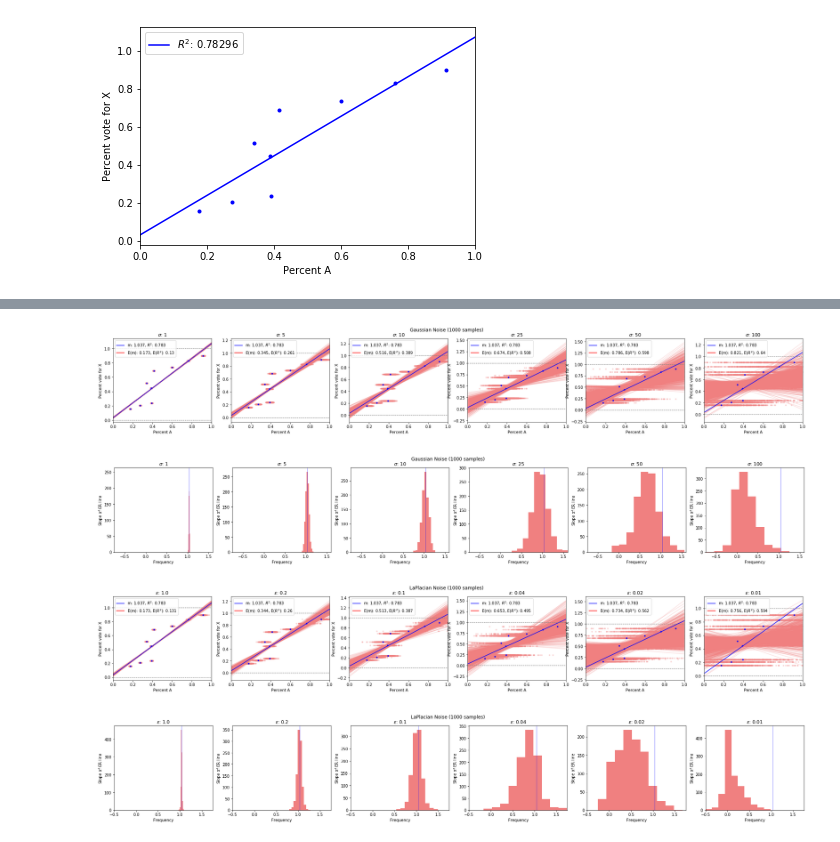
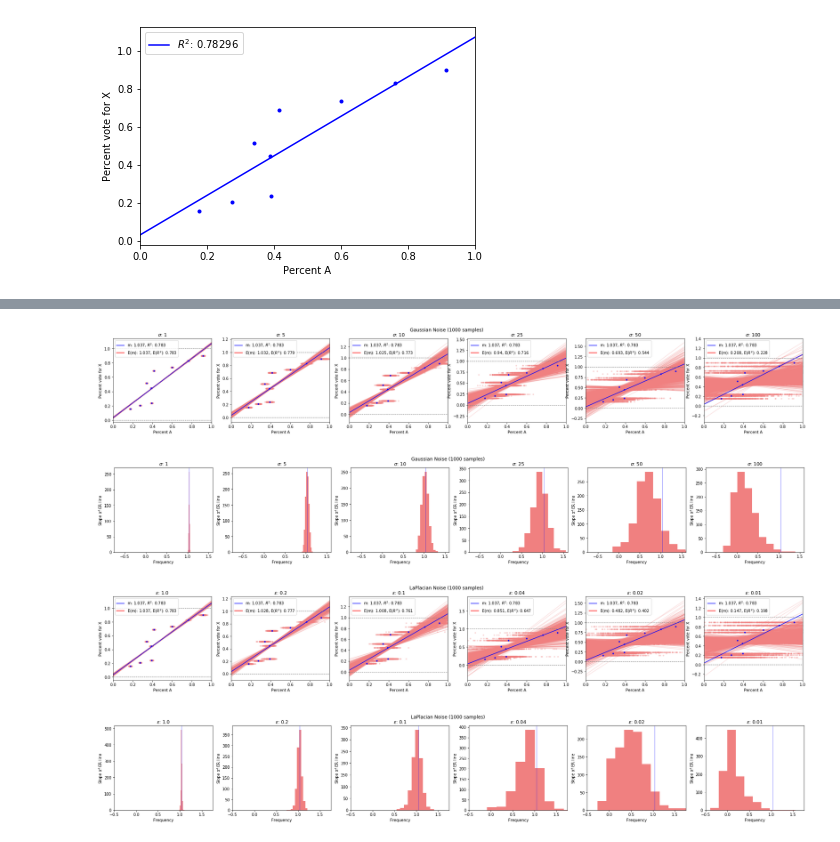
Before and after one commit to mggg/census-diff-privacy, a Jupyter notebook: noise_in_ER.ipynb, the cells around one changed output, grey strips where cells are left out. Cells and saved outputs as stored; diff of their text form; code cells hidden in the pictures.

Commit message:
New plots

```diff
--- a/noise_in_ER.ipynb
+++ b/noise_in_ER.ipynb
@@ -195,8 +195,8 @@ for j, sd in enumerate(sds):
     axs[j].plot(perc_A, perc_vote_for_X, '.', color="b")
     axs[j].plot(xp, l(xp), '-', color="b", label="m: {}, $R^2$: {}".format(round(line.slope, 3), round(line.rvalue**2,3)))
 
-    axs[j].plot([], [], '-', color="r", label="E(m): {}, E($R^2$): {}".format(round(np.mean(ms_noised),3),
-                                                                         round(np.mean(rs_noised**2),3)))
+    axs[j].plot([], [], '-', color="r", label="E(m): {}, E($R^2$): {}".format(round(np.mean(ms_noised[j]),3),
+                                                                         round(np.mean(rs_noised[j]**2),3)))
 
     axs[j].set_xlabel("Percent A")
     axs[j].set_ylabel("Percent vote for X")
@@ -209,7 +209,7 @@ fig.suptitle("Gaussian Noise ({} samples)".format(n_samps))
 plt.savefig("plots/ER_adding_gaussian_noise_{}_samps.png".format(n_samps), dpi=200)
 plt.show()
 # %% [output]
-[figure, old version]
+[figure, new version]
 # %%
 fig, axs = plt.subplots(1, len(sds), figsize=(32,4))
 
@@ -226,7 +226,7 @@ fig.suptitle("Gaussian Noise ({} samples)".format(n_samps))
 plt.savefig("plots/ER_adding_gaussian_noise_{}_samps_hists.png".format(n_samps), dpi=200)
 plt.show()
 # %% [output]
-[figure, old version]
+[figure, new version]
 # %%
 n_samps = 1000
 sds = [1, 5, 10, 25, 50, 100]
@@ -237,36 +237,36 @@ xp = np.linspace(0, 1, 100)
 fig, axs = plt.subplots(1, len(sds), figsize=(32,4))
 
 for j, sd in enumerate(sds):
     for i in range(n_samps):
         noised_counts = noise_leaves_sep(counts, [1,2], sd, noise_type="laplace")
         perc_A_noised = noised_counts[:,1] / noised_counts[:,0]
         line_noised = sp.stats.linregress(perc_A_noised, perc_vote_for_X)
         l_n = np.poly1d([line_noised.slope, line_noised.intercept])
 
         axs[j].plot(perc_A_noised, perc_vote_for_X, '.', color="lightcoral", alpha=0.25)
         axs[j].plot(xp, l_n(xp), '-', color="lightcoral", alpha=0.25)
 
         rs_noised[j,i] = line_noised.rvalue
         ms_noised[j,i] = line_noised.slope
 
     axs[j].plot(perc_A, perc_vote_for_X, '.', color="b")
     axs[j].plot(xp, l(xp), '-', color="b", label="m: {}, $R^2$: {}".format(round(line.slope, 3), round(line.rvalue**2,3)))
 
-    axs[j].plot([], [], '-', color="r", label="E(m): {}, E($R^2$): {}".format(round(np.mean(ms_noised),3),
-                                                                         round(np.mean(rs_noised**2),3)))
+    axs[j].plot([], [], '-', color="r", label="E(m): {}, E($R^2$): {}".format(round(np.mean(ms_noised[j]),3),
+                                                                         round(np.mean(rs_noised[j]**2),3)))
 
     axs[j].set_xlabel("Percent A")
     axs[j].set_ylabel("Percent vote for X")
     axs[j].set_xlim(0,1)
     axs[j].axhline(0, ls="dashed", c="grey", linewidth=1)
     axs[j].axhline(1, ls="dashed", c="grey", linewidth=1)
     axs[j].legend()
     axs[j].set_title("$\epsilon$: {}".format(1/sd))
 fig.suptitle("LaPlacian Noise ({} samples)".format(n_samps))
 plt.savefig("plots/ER_adding_laplace_noise_{}_samps.png".format(n_samps), dpi=200)
 plt.show()
 # %% [output]
-[figure, old version]
+[figure, new version]
 # %%
 fig, axs = plt.subplots(1, len(sds), figsize=(32,4))
 
@@ -283,7 +283,7 @@ fig.suptitle("LaPlacian Noise ({} samples)".format(n_samps))
 plt.savefig("plots/ER_adding_laplace_noise_{}_samps_hists.png".format(n_samps), dpi=200)
 plt.show()
 # %% [output]
-[figure, old version]
+[figure, new version]
 # %%
 n_samps = 10
 rs_noised = np.zeros(n_samps)
```
Also changed, not shown: parts of 4 cells of this notebook, 4 other files.
